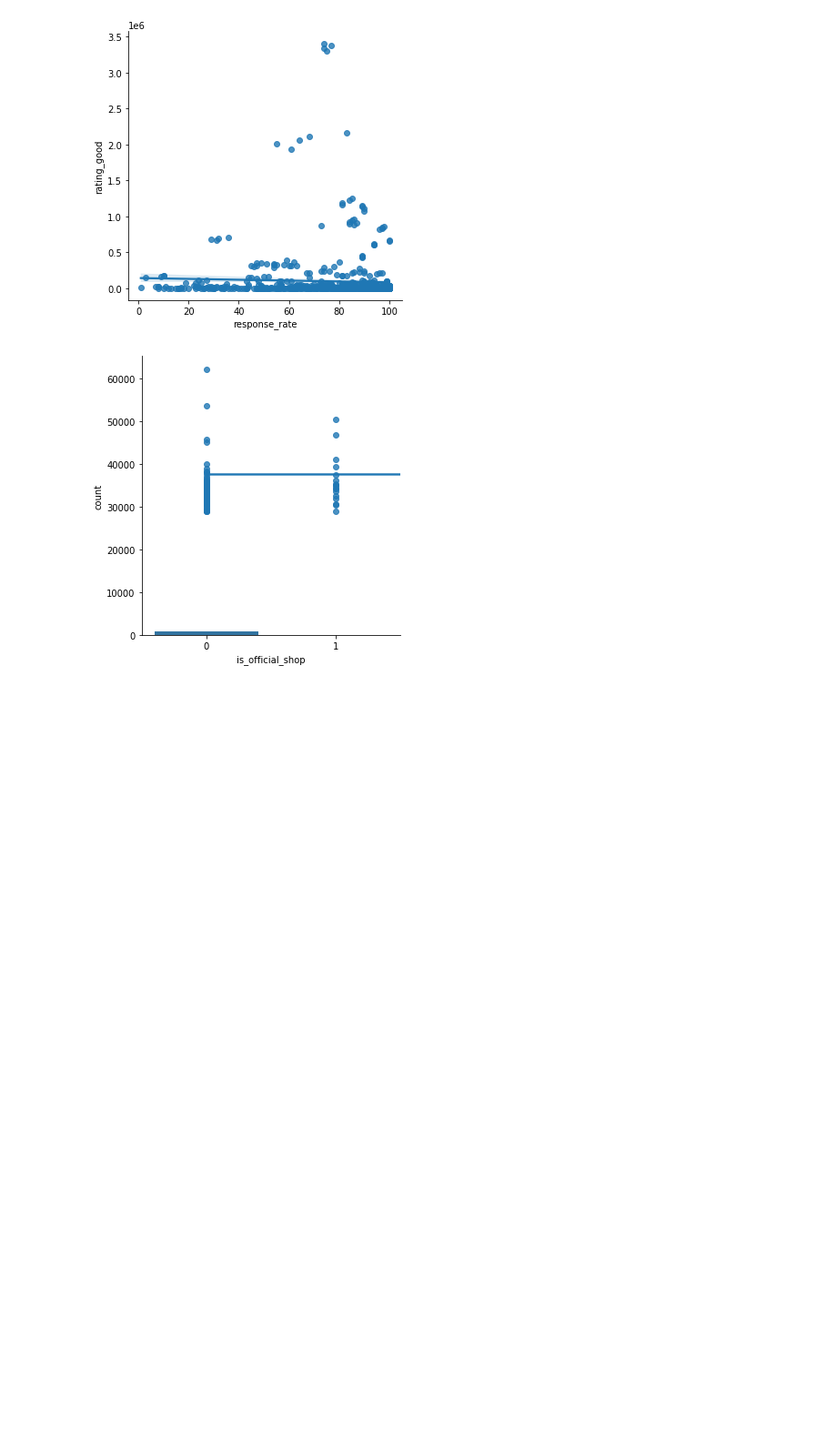
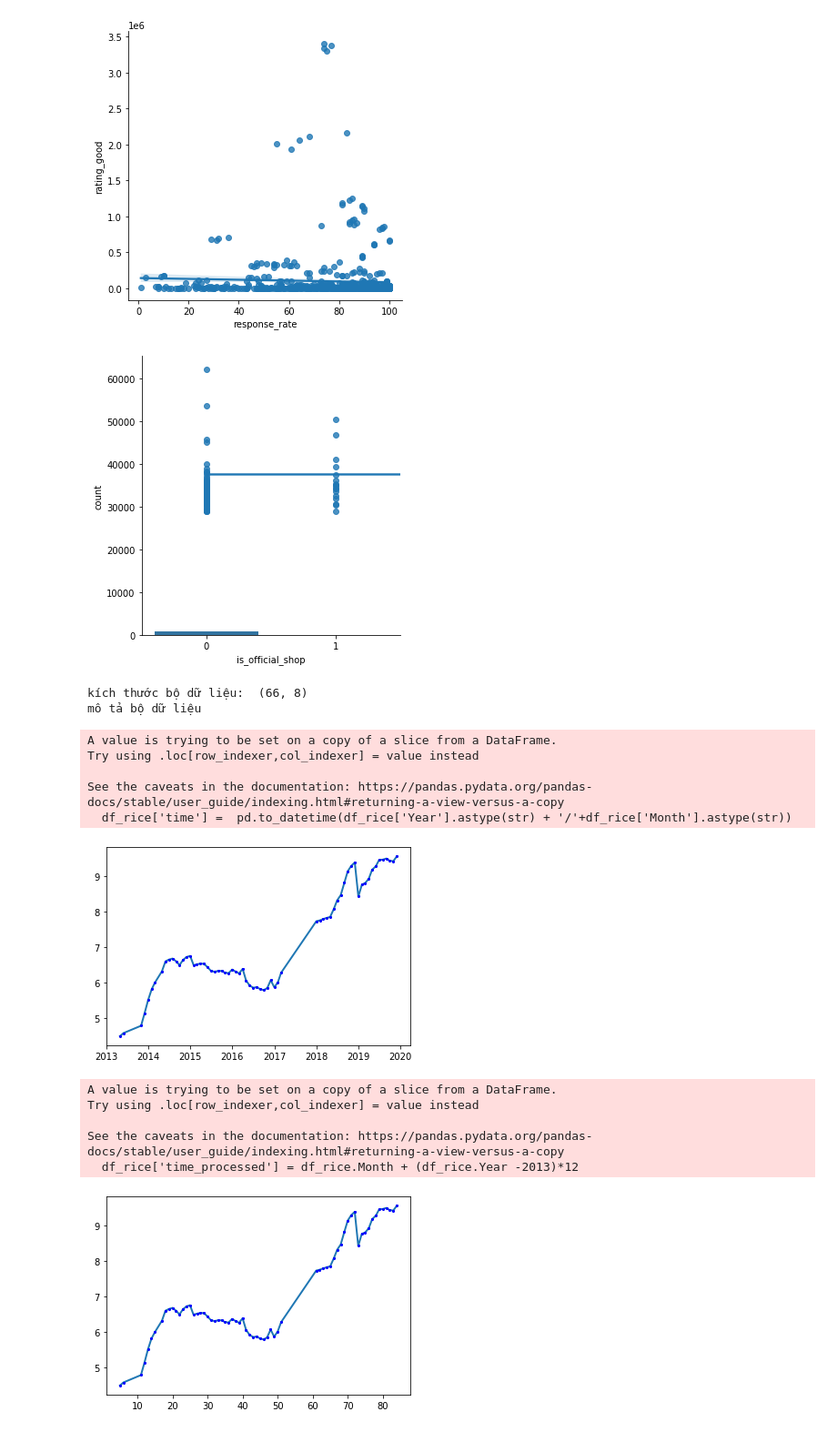
Before and after one commit to KimKieu123/DA30092022, a Jupyter notebook: BT Learn.ipynb, the cells around one changed output. Shown at 91% size. Saved outputs shown, nothing was run; the diff lists cells and outputs as text; code cells hidden in the pictures; blank space fills up the shorter version.

```diff
--- a/BT Learn.ipynb
+++ b/BT Learn.ipynb
@@ -2232,3 +2251,44 @@ sns.countplot(x ='is_official_shop', data = df)
 <AxesSubplot: xlabel='is_official_shop', ylabel='count'>
 [figure]
 [figure]
+# %%
+#[Thực hành] Kiểm định tương quan trên dữ liệu Food Price in Turkey
+# Khai báo thư viện
+import pandas as pd
+from scipy import stats
+import matplotlib.pyplot as plt
+# đọc dữ liệu
+df = pd.read_csv("FoodPrice_in_Turkey.csv")
+# lọc dữ liệu gạo bán lẻ (Rice - Retail) ở National Average
+df_rice = df[(df.ProductName == "Rice - Retail") & ( df.Place == "National Average")]
+print("kích thước bộ dữ liệu: " ,df_rice.shape)
+print ("mô tả bộ dữ liệu")
+df_rice.describe()
+
+# vẽ mối hiên hệ giữa thời gian và giá gạo
+df_rice['time'] =  pd.to_datetime(df_rice['Year'].astype(str) + '/'+df_rice['Month'].astype(str))
+plt.plot(df_rice['time'], df_rice['Price'], linewidth = 2, marker = '*', markersize=2, markerfacecolor='red', markeredgecolor = 'blue', markeredgewidth=2)
+plt.show()
+# Biến đổi thời gian
+df_rice['time_processed'] = df_rice.Month + (df_rice.Year -2013)*12
+# Vẽ lại biểu đồ liên hệ giữa time_processed và giá gạo
+plt.plot(df_rice['time_processed'], df_rice['Price'], linewidth = 2, marker = '*', markersize=2, markerfacecolor='red', markeredgecolor = 'blue', markeredgewidth=2)
+plt.show()
+
+#Giả thuyết không: Giữa thời gian và giá gạo không có mối tương quan
+#Giả thuyết đối: Giữa thời gian và giá gạo có mối tương quan
+# %% [output]
+kích thước bộ dữ liệu:  (66, 8)
+mô tả bộ dữ liệu
+A value is trying to be set on a copy of a slice from a DataFrame.
+Try using .loc[row_indexer,col_indexer] = value instead
+
+See the caveats in the documentation: https://pandas.pydata.org/pandas-docs/stable/user_guide/indexing.html#returning-a-view-versus-a-copy
+  df_rice['time'] =  pd.to_datetime(df_rice['Year'].astype(str) + '/'+df_rice['Month'].astype(str))
+[figure, added]
+A value is trying to be set on a copy of a slice from a DataFrame.
+Try using .loc[row_indexer,col_indexer] = value instead
+
+See the caveats in the documentation: https://pandas.pydata.org/pandas-docs/stable/user_guide/indexing.html#returning-a-view-versus-a-copy
+  df_rice['time_processed'] = df_rice.Month + (df_rice.Year -2013)*12
+[figure, added]
```
Also changed, not shown: parts of 1 cell of this notebook, 3 other files.
